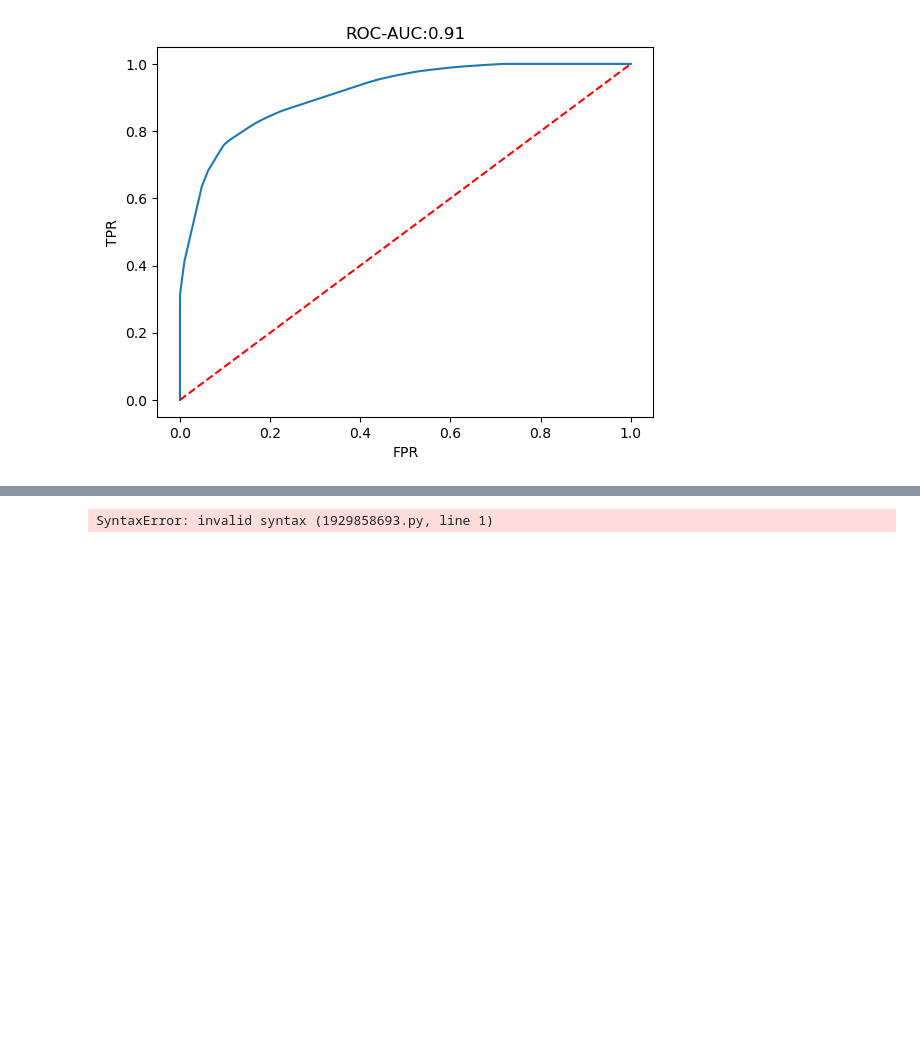
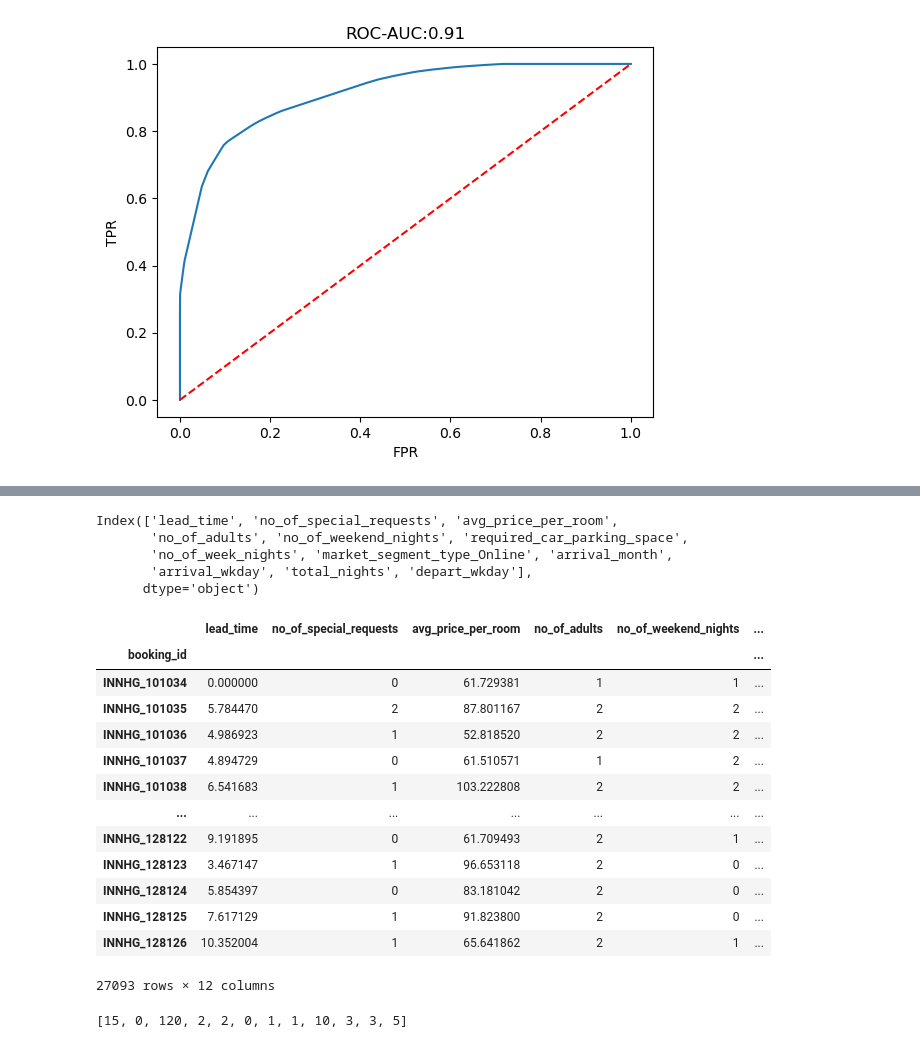
Before and after one commit to NaveenKumar2538/Hotel_cancellation_casestudy, a Jupyter notebook: Hotel Cancellation Case Study JUN 25.ipynb, the cells around one changed output, grey strips where cells are left out. Drawn from its saved outputs; the diff is of its cells as text; code cells hidden in the pictures; blank space fills up the shorter version.

```diff
--- a/Hotel Cancellation Case Study JUN 25.ipynb
+++ b/Hotel Cancellation Case Study JUN 25.ipynb
@@ -742,3 +800,30 @@ ypred_vote_h = (ypred_vote_s>=0.4).astype(int)
+# %%
+# Lets see how Prediction will happen
+
+x_train.columns
+# %% [output]
+Index(['lead_time', 'no_of_special_requests', 'avg_price_per_room',
+       'no_of_adults', 'no_of_weekend_nights', 'required_car_parking_space',
+       'no_of_week_nights', 'market_segment_type_Online', 'arrival_month',
+       'arrival_wkday', 'total_nights', 'depart_wkday'],
+      dtype='object')
+# %%
+x_train
+# %% [output]
+|  | lead_time | no_of_special_requests | avg_price_per_room | no_of_adults | no_of_weekend_nights | ... |
+| booking_id |  |  |  |  |  | ... |
+| INNHG_101034 | 0.000000 | 0 | 61.729381 | 1 | 1 | ... |
+| INNHG_101035 | 5.784470 | 2 | 87.801167 | 2 | 2 | ... |
+| INNHG_101036 | 4.986923 | 1 | 52.818520 | 2 | 2 | ... |
+| INNHG_101037 | 4.894729 | 0 | 61.510571 | 1 | 2 | ... |
+| INNHG_101038 | 6.541683 | 1 | 103.222808 | 2 | 2 | ... |
+| ... | ... | ... | ... | ... | ... | ... |
+| INNHG_128122 | 9.191895 | 0 | 61.709493 | 2 | 1 | ... |
+| INNHG_128123 | 3.467147 | 1 | 96.653118 | 2 | 0 | ... |
+| INNHG_128124 | 5.854397 | 0 | 83.181042 | 2 | 0 | ... |
+| INNHG_128125 | 7.617129 | 1 | 91.823800 | 2 | 0 | ... |
+| INNHG_128126 | 10.352004 | 1 | 65.641862 | 2 | 1 | ... |
+27093 rows × 12 columns
 # %%
 lt = 15
 spcl = 0
@@ -752,8 +837,3 @@ amnth = 10
 awk = 3
 tn = 3
 dw = 5
-# %%
-ypred_vot_s = (ypred_vot_s>=0.3).astype(int)
-ypred_vot_h = (ypred_vot_s>=0.3).astype(int)
-# %% [output]
-SyntaxError: invalid syntax (1929858693.py, line 1)
@@ -762,0 +842,4 @@ pd.DataFrame({FPR})
+# %%
+input_list
+# %% [output]
+[15, 0, 120, 2, 2, 0, 1, 1, 10, 3, 3, 5]
```
Also changed, not shown: parts of 22 cells of this notebook, 1 other file.
